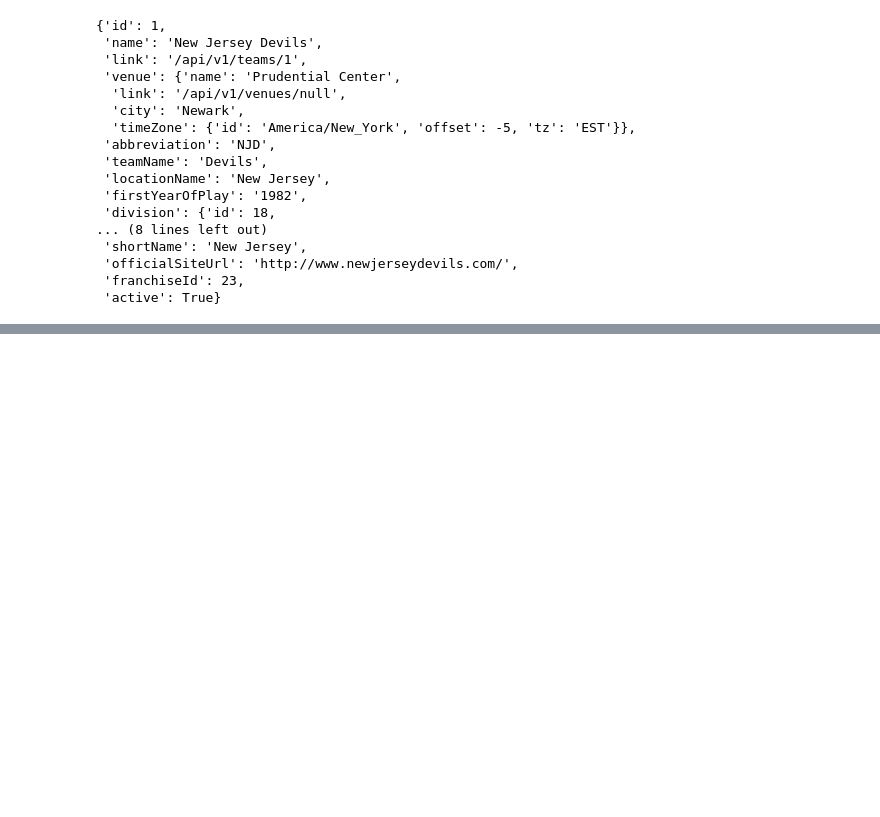
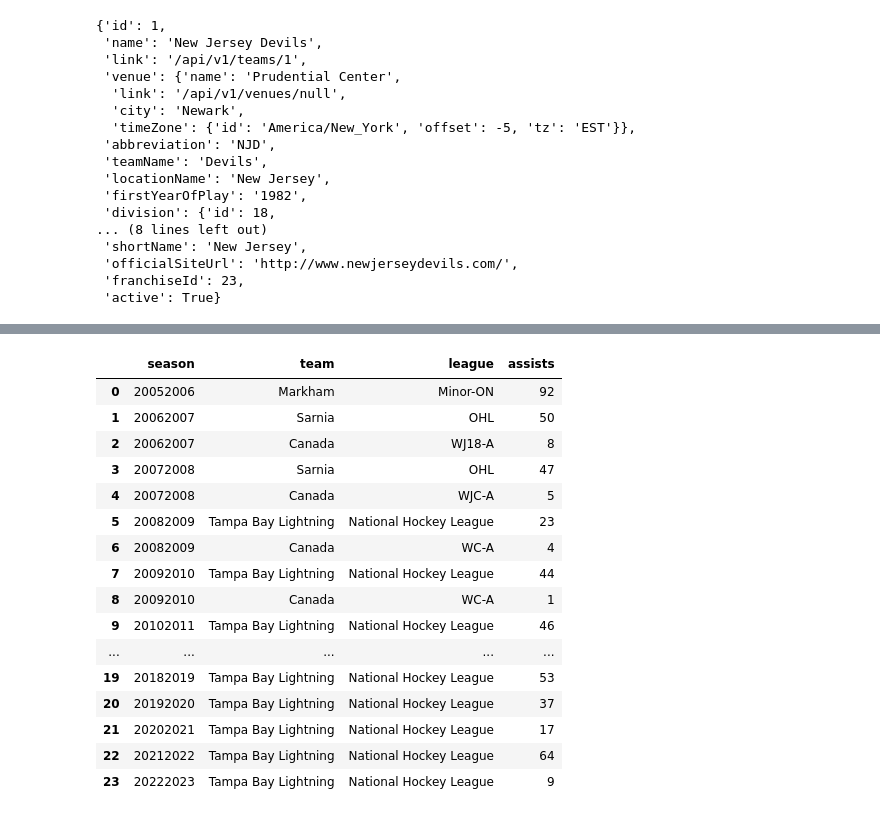
Before and after one commit to BeeryeIRE/UCDPA_brianconnolly, a Jupyter notebook: UCDPA Project.ipynb, the cells around one changed output, grey strips where cells are left out. Saved outputs shown, nothing was run; the diff lists cells and outputs as text; code cells hidden in the pictures; blank space fills up the shorter version.

```diff
--- a/UCDPA Project.ipynb
+++ b/UCDPA Project.ipynb
@@ -77,0 +391,20 @@ df_teams.head()
+# %%
+stamkos_stats_df[['season', 'team','league','assists']]
+# %% [output]
+|  | season | team | league | assists |
+| 0 | 20052006 | Markham | Minor-ON | 92 |
+| 1 | 20062007 | Sarnia | OHL | 50 |
+| 2 | 20062007 | Canada | WJ18-A | 8 |
+| 3 | 20072008 | Sarnia | OHL | 47 |
+| 4 | 20072008 | Canada | WJC-A | 5 |
+| 5 | 20082009 | Tampa Bay Lightning | National Hockey League | 23 |
+| 6 | 20082009 | Canada | WC-A | 4 |
+| 7 | 20092010 | Tampa Bay Lightning | National Hockey League | 44 |
+| 8 | 20092010 | Canada | WC-A | 1 |
+| 9 | 20102011 | Tampa Bay Lightning | National Hockey League | 46 |
+| ... | ... | ... | ... | ... |
+| 19 | 20182019 | Tampa Bay Lightning | National Hockey League | 53 |
+| 20 | 20192020 | Tampa Bay Lightning | National Hockey League | 37 |
+| 21 | 20202021 | Tampa Bay Lightning | National Hockey League | 17 |
+| 22 | 20212022 | Tampa Bay Lightning | National Hockey League | 64 |
+| 23 | 20222023 | Tampa Bay Lightning | National Hockey League | 9 |
```
Also changed, not shown: parts of 29 cells of this notebook.
